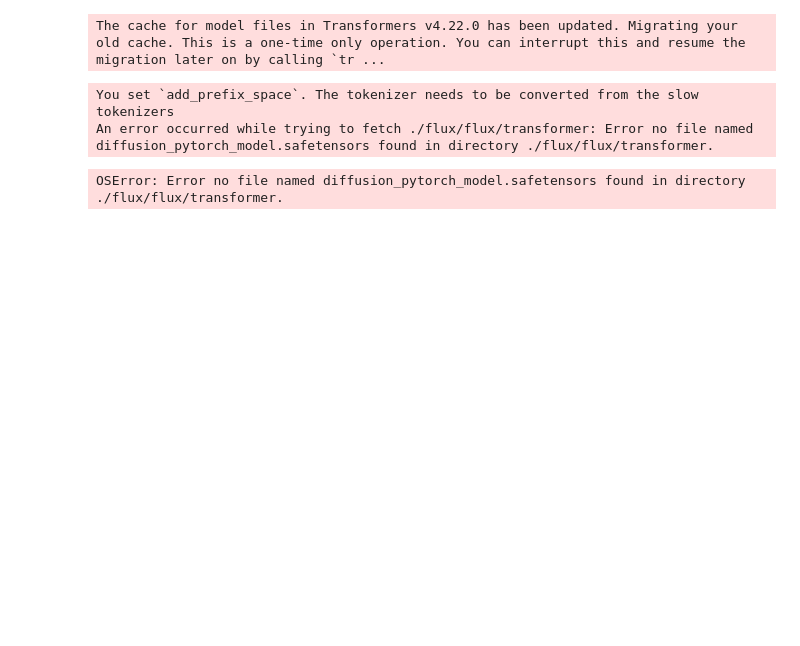
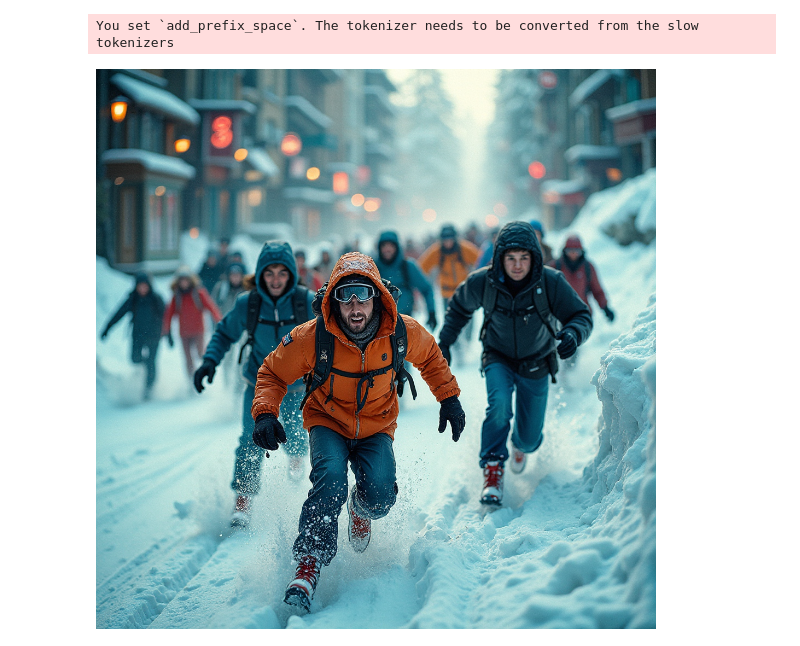
Before and after one commit to weathon/AAS, a Jupyter notebook: dance_grpo.ipynb, the cells around one changed output. Cells and saved outputs as stored; diff of their text form; code cells hidden in the pictures; blank space fills up the shorter version.

```diff
--- a/dance_grpo.ipynb
+++ b/dance_grpo.ipynb
@@ -1,14 +4,4 @@
 # %%
 import torch
-from diffusers import FluxPipeline, FluxTransformer2DModel
-
-pipe = FluxPipeline.from_pretrained(
-    "./flux/flux",
-    torch_dtype=torch.bfloat16,
-    use_safetensors=True
-).to("cuda")
+from diffusers import FluxPipeline, FluxTransformer2DModel, ConfigMixin
+from transformers import AutoConfig
-# %% [output]
-The cache for model files in Transformers v4.22.0 has been updated. Migrating your old cache. This is a one-time only operation. You can interrupt this and resume the migration later on by calling `tr ...
-You set `add_prefix_space`. The tokenizer needs to be converted from the slow tokenizers
-An error occurred while trying to fetch ./flux/flux/transformer: Error no file named diffusion_pytorch_model.safetensors found in directory ./flux/flux/transformer.
-OSError: Error no file named diffusion_pytorch_model.safetensors found in directory ./flux/flux/transformer.
@@ -14,0 +10,17 @@ OSError: Error no file named diffusion_pytorch_model.safetensors found in direct
+# %%
+import torch
+from diffusers import FluxPipeline, FluxTransformer2DModel, ConfigMixin
+model = FluxTransformer2DModel.from_single_file("./flux/flux/transformer/diffusion_pytorch_model.safetensors", config="config.json", torch_dtype=torch.bfloat16)
+pipe = FluxPipeline.from_pretrained(
+    "black-forest-labs/FLUX.1-dev",
+    torch_dtype=torch.bfloat16,
+    transformer=model,
+).to("cuda")
+# %% [output]
+You set `add_prefix_space`. The tokenizer needs to be converted from the slow tokenizers
+# %%
+images = pipe("A group of people racing down a snow-covered slope, their faces obscured by shadows, evoking creepiness and fear. The scene feels empty and lonely, with muted colors and blurred motion amplifying anxiety and frustration, while no single figure stands out prominently.")
+# %%
+images.images[0]
+# %% [output]
+[figure, added]
```
Also changed, not shown: parts of 2 cells of this notebook, 2 other files.
